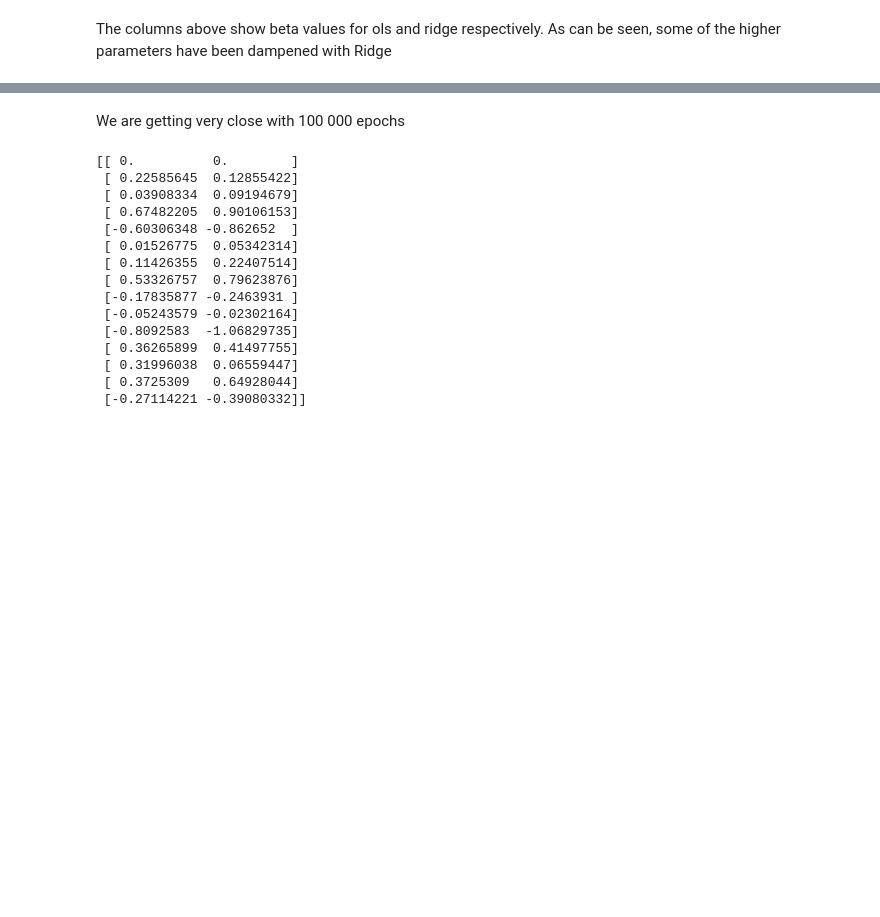
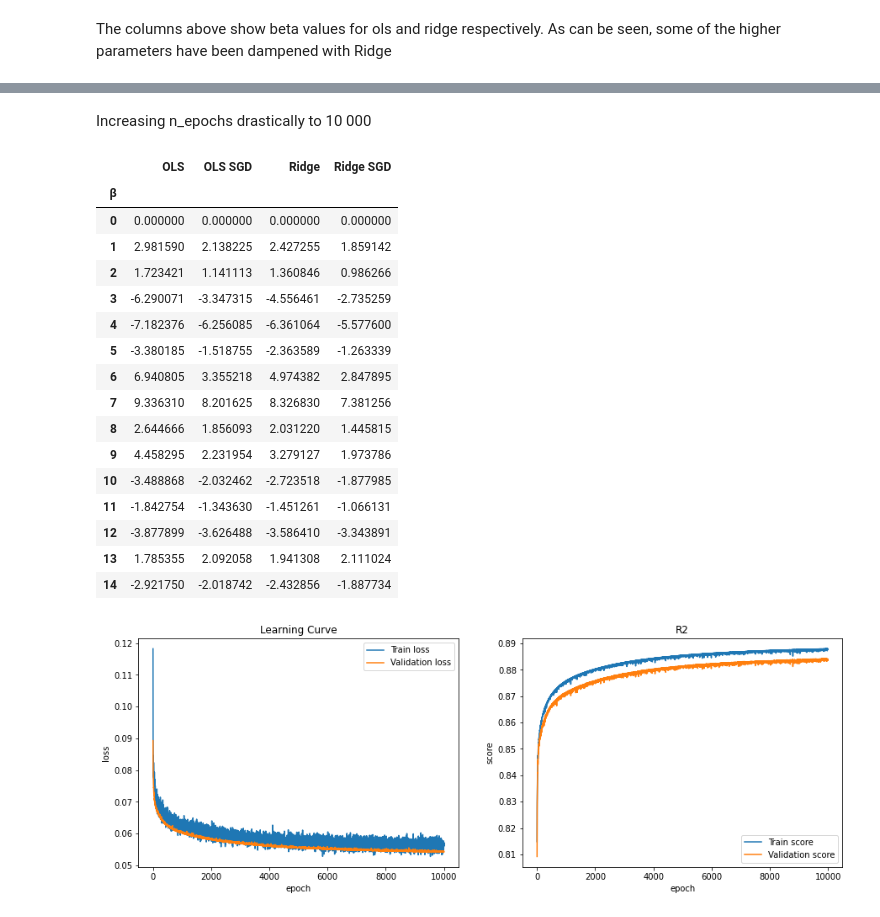
Before and after one commit to oliverif/FYS-STK4155-project2, a Jupyter notebook: notebooks/Reports/Part a.ipynb, the cells around one changed output, grey strips where cells are left out. Cells and saved outputs as stored; diff of their text form; code cells hidden in the pictures; blank space fills up the shorter version.

```diff
--- a/notebooks/Reports/Part a.ipynb
+++ b/notebooks/Reports/Part a.ipynb
@@ -196,29 +205,41 @@ OLS SGD         Ridge SGD   OLS         Ridge
-# %% [markdown]
-We are getting very close with 100 000 epochs
-# %%
-epochs = 500
-sgd_ols2 = SGD_optimizer(fit_intercept = False, batch_size = 256,
-                        n_epochs = epochs,use_momentum= False,
-                        regularization = None,lmb=0.001, lr=0.01)
-sgd_rid2 = SGD_optimizer(fit_intercept = False, batch_size = 256,
-                        n_epochs = epochs,use_momentum= False,
-                        regularization = 'l2',lmb=0.001, lr=0.01)
-sgd_rid2.fit(X_train,z_train)
-sgd_ols2.fit(X_train,z_train)
-print(np.column_stack((sgd_ols2.beta,sgd_rid2.beta)))
-# %% [output]
-[[ 0.          0.        ]
- [ 0.22585645  0.12855422]
- [ 0.03908334  0.09194679]
- [ 0.67482205  0.90106153]
- [-0.60306348 -0.862652  ]
- [ 0.01526775  0.05342314]
- [ 0.11426355  0.22407514]
- [ 0.53326757  0.79623876]
- [-0.17835877 -0.2463931 ]
- [-0.05243579 -0.02302164]
- [-0.8092583  -1.06829735]
- [ 0.36265899  0.41497755]
- [ 0.31996038  0.06559447]
- [ 0.3725309   0.64928044]
- [-0.27114221 -0.39080332]]
+# %% [markdown]
+Increasing n_epochs drastically to 10 000
+# %%
+n_epochs = 10000
+
+sgd_ols.set_params(n_epochs=n_epochs)
+sgd_ridge.set_params(n_epochs=n_epochs)
+
+#Refit the models
+sgd_ols.fit(X_train,z_train)
+sgd_ridge.fit(X_train,z_train)
+
+#Print parameters
+df = pd.DataFrame(np.column_stack((ols.beta,sgd_ols.beta,ridge.beta,sgd_ridge.beta)),
+                  columns=['OLS','OLS SGD', 'Ridge','Ridge SGD'])
+df.index.name = 'β'
+
+fig,(ax1,ax2) =plt.subplots(1,2)
+fig.set_size_inches(15,5)
+sgd_ols.plot_loss('Learning Curve',ax1)
+sgd_ols.plot_score('R2',ax2)
+df
+# %% [output]
+|  | OLS | OLS SGD | Ridge | Ridge SGD |
+| β |  |  |  |  |
+| 0 | 0.000000 | 0.000000 | 0.000000 | 0.000000 |
+| 1 | 2.981590 | 2.138225 | 2.427255 | 1.859142 |
+| 2 | 1.723421 | 1.141113 | 1.360846 | 0.986266 |
+| 3 | -6.290071 | -3.347315 | -4.556461 | -2.735259 |
+| 4 | -7.182376 | -6.256085 | -6.361064 | -5.577600 |
+| 5 | -3.380185 | -1.518755 | -2.363589 | -1.263339 |
+| 6 | 6.940805 | 3.355218 | 4.974382 | 2.847895 |
+| 7 | 9.336310 | 8.201625 | 8.326830 | 7.381256 |
+| 8 | 2.644666 | 1.856093 | 2.031220 | 1.445815 |
+| 9 | 4.458295 | 2.231954 | 3.279127 | 1.973786 |
+| 10 | -3.488868 | -2.032462 | -2.723518 | -1.877985 |
+| 11 | -1.842754 | -1.343630 | -1.451261 | -1.066131 |
+| 12 | -3.877899 | -3.626488 | -3.586410 | -3.343891 |
+| 13 | 1.785355 | 2.092058 | 1.941308 | 2.111024 |
+| 14 | -2.921750 | -2.018742 | -2.432856 | -1.887734 |
+[figure, added]
```
Also changed, not shown: parts of 23 cells of this notebook, 5 other files.
